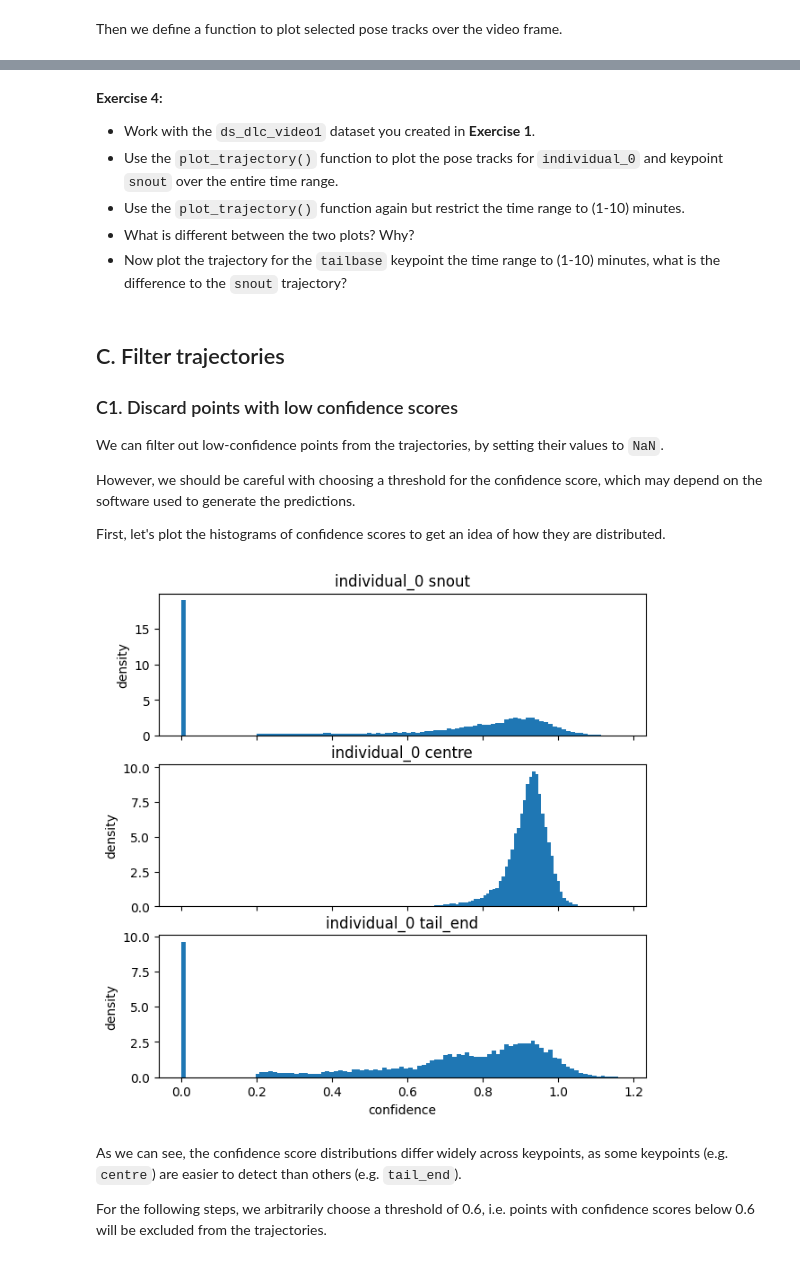
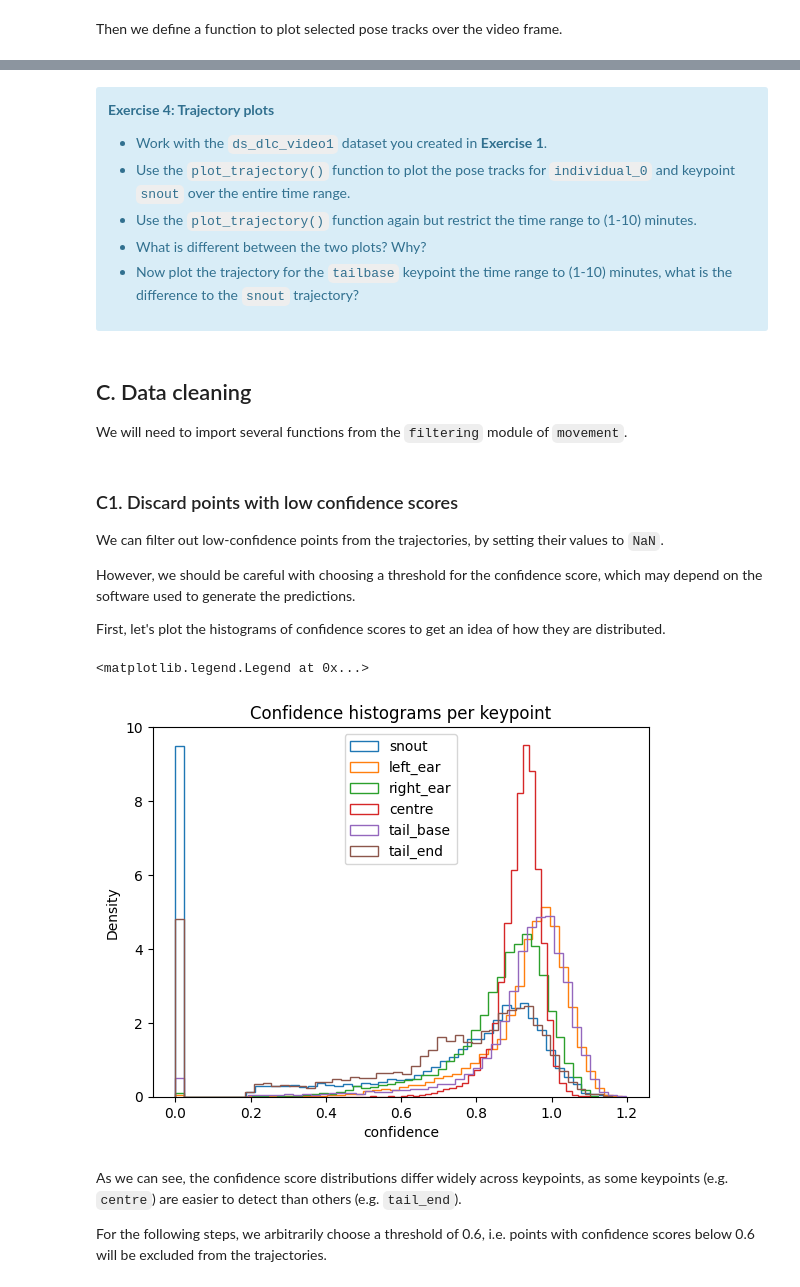
Before and after one commit to neuroinformatics-unit/course-behavioural-analysis, a Jupyter notebook: notebooks/EPM_analysis.ipynb, the cells around one changed output, grey strips where cells are left out. Saved outputs shown, nothing was run; the diff lists cells and outputs as text; code cells hidden in the pictures.

```diff
--- a/notebooks/EPM_analysis.ipynb
+++ b/notebooks/EPM_analysis.ipynb
@@ -283,14 +301,22 @@ plot_trajectory(
 # %% [markdown]
-**Exercise 4:**
+<div class="alert alert-block alert-info">
+
+<b>Exercise 4: Trajectory plots</b>
 
 - Work with the `ds_dlc_video1` dataset you created in **Exercise 1**.
 - Use the `plot_trajectory()` function to plot the pose tracks for `individual_0`  and keypoint `snout` over the entire time range.
 - Use the `plot_trajectory()` function again but restrict the time range to (1-10) minutes.
 - What is different between the two plots? Why?
 - Now plot the trajectory for the `tailbase` keypoint the time range to (1-10) minutes, what is the difference to the `snout` trajectory?
+
+</div>
 # %%
 # snout trajectory plot for the entire time range
 # %%
 # snout trajectory plot for the time range 1-10 minutes
 # %%
 # tailbase trajectory plot for the time range 1-10 minutes
+# %% [markdown]
+## C. Data cleaning
+
+We will need to import several functions from the `filtering` module of `movement`.
@@ -297,5 +327,4 @@ plot_trajectory(
 # %% [markdown]
-## C. Filter trajectories
 ### C1. Discard points with low confidence scores
 We can filter out low-confidence points from the trajectories, by setting their values to `NaN`.
 
@@ -342,8 +333,0 @@ def plot_confidence_hist(
-# %%
-plot_confidence_hist(
-    ds_sleap_video1,
-    individual="individual_0",
-    keypoints=["snout", "centre", "tail_end"],
-)
-# %% [output]
-[figure, removed]
@@ -350,3 +339,17 @@ plot_confidence_hist(
+# %%
+# Create a new figure with confidence histograms for each keypoint
+fig, ax = plt.subplots()
+for kp, color in zip(sleap_kpts, colors):
+    data = ds_sleap_video1.confidence.sel(keypoints=kp)
+    data.plot.hist(
+        bins=50, histtype="step", density=True, ax=ax, color=color, label=kp
+    )
+ax.set_ylabel("Density")
+ax.set_title("Confidence histograms per keypoint")
+plt.legend()
+# %% [output]
+<matplotlib.legend.Legend at 0x...>
+[figure, added]
 # %% [markdown]
 As we can see, the confidence score distributions differ widely across keypoints, as some keypoints (e.g. `centre`) are easier to detect than others (e.g. `tail_end`).
 
```
Also changed, not shown: parts of 51 cells of this notebook, 2 other files.
